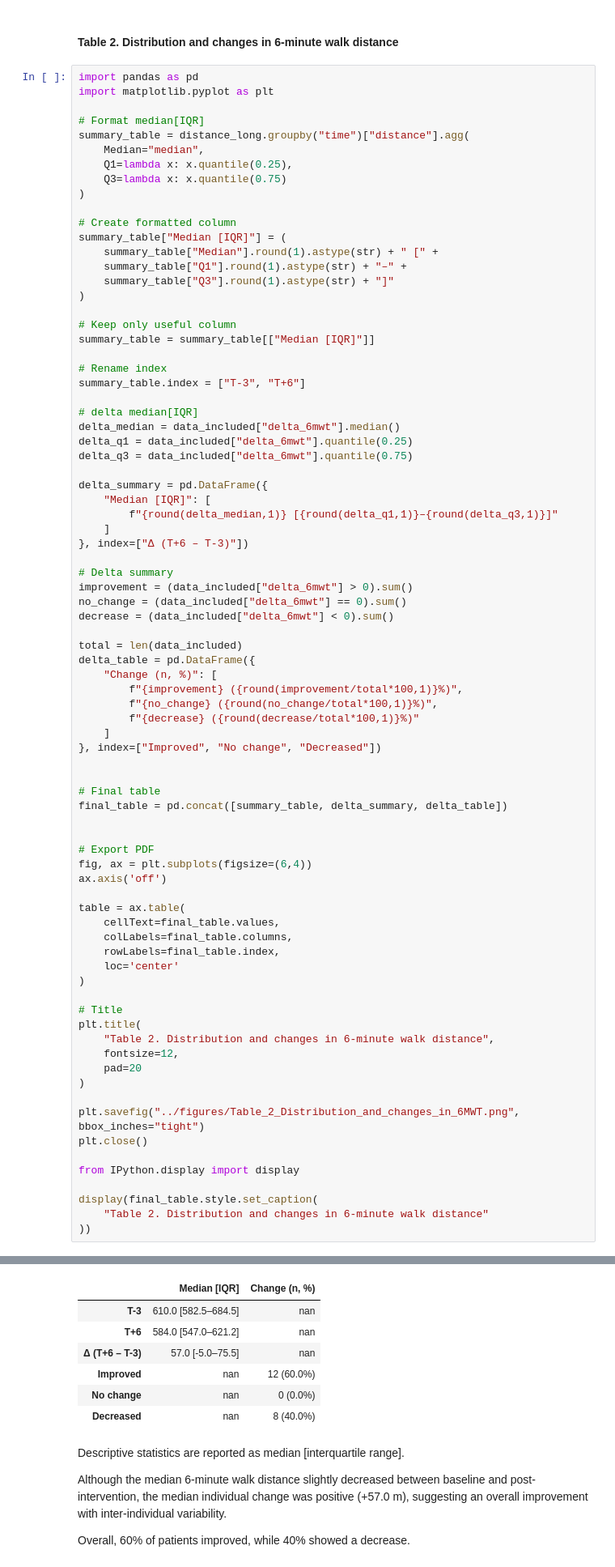
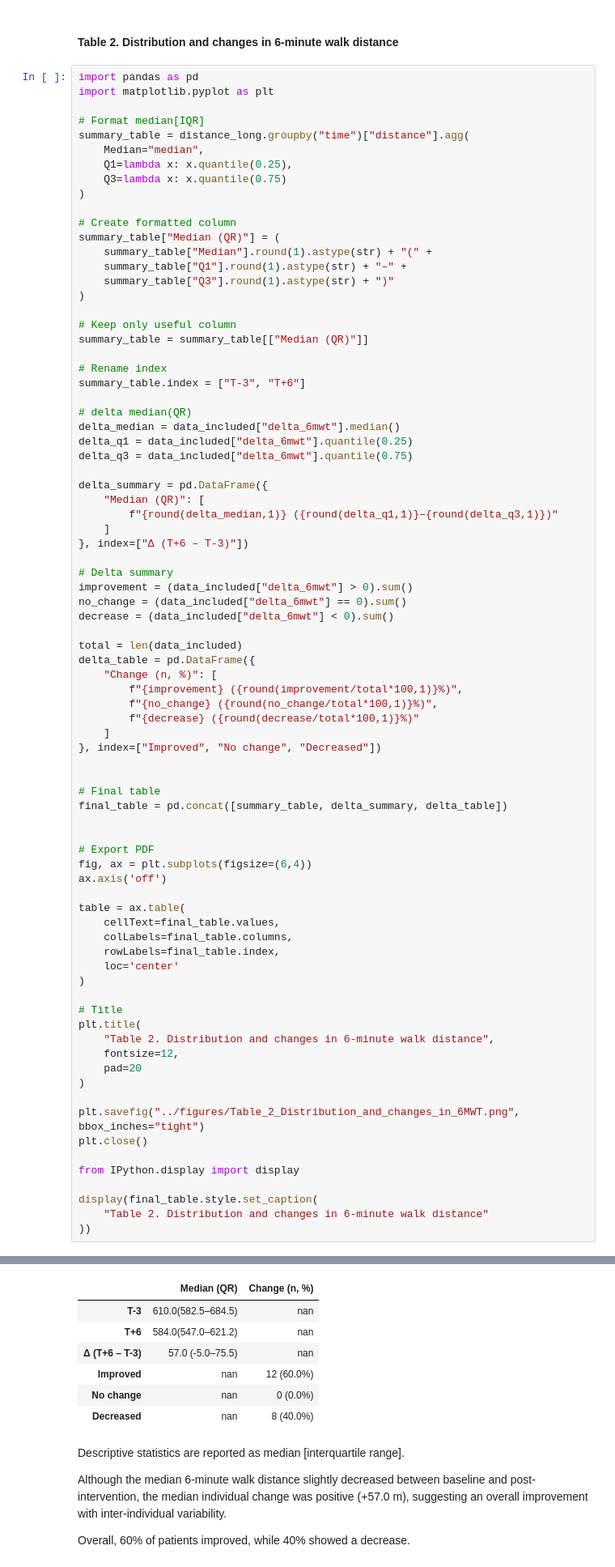
Before and after one commit to chloelaignel31-boop/Laignel.Chloe, a Jupyter notebook: notebook/exploratory_analysis.ipynb, the cells around one changed output, grey strips where cells are left out. Shown at 81% size. Cells and saved outputs as stored; diff of their text form.

```diff
--- a/notebook/exploratory_analysis.ipynb
+++ b/notebook/exploratory_analysis.ipynb
@@ -372,26 +372,26 @@ summary_table = distance_long.groupby("time")["distance"].agg(
 )
 
 # Create formatted column
-summary_table["Median [IQR]"] = (
-    summary_table["Median"].round(1).astype(str) + " [" +
+summary_table["Median (QR)"] = (
+    summary_table["Median"].round(1).astype(str) + "(" +
     summary_table["Q1"].round(1).astype(str) + "–" +
-    summary_table["Q3"].round(1).astype(str) + "]"
+    summary_table["Q3"].round(1).astype(str) + ")"
 )
 
 # Keep only useful column
-summary_table = summary_table[["Median [IQR]"]]
+summary_table = summary_table[["Median (QR)"]]
 
 # Rename index
 summary_table.index = ["T-3", "T+6"]
 
-# delta median[IQR]
+# delta median(QR)
 delta_median = data_included["delta_6mwt"].median()
 delta_q1 = data_included["delta_6mwt"].quantile(0.25)
 delta_q3 = data_included["delta_6mwt"].quantile(0.75)
 
 delta_summary = pd.DataFrame({
-    "Median [IQR]": [
-        f"{round(delta_median,1)} [{round(delta_q1,1)}–{round(delta_q3,1)}]"
+    "Median (QR)": [
+        f"{round(delta_median,1)} ({round(delta_q1,1)}–{round(delta_q3,1)})"
     ]
 }, index=["Δ (T+6 – T-3)"])
 
@@ -415,37 +415,37 @@ final_table = pd.concat([summary_table, delta_summary, delta_table])
 
 
 # Export PDF
 fig, ax = plt.subplots(figsize=(6,4))
 ax.axis('off')
 
 table = ax.table(
     cellText=final_table.values,
     colLabels=final_table.columns,
     rowLabels=final_table.index,
     loc='center'
 )
 
 # Title
 plt.title(
     "Table 2. Distribution and changes in 6-minute walk distance",
     fontsize=12,
     pad=20
 )
 
 plt.savefig("../figures/Table_2_Distribution_and_changes_in_6MWT.png", bbox_inches="tight")
 plt.close()
 
 from IPython.display import display
 
 display(final_table.style.set_caption(
     "Table 2. Distribution and changes in 6-minute walk distance"
 ))
 # %% [output]
 Table 2. Distribution and changes in 6-minute walk distance
-|  | Median [IQR] | Change (n, %) |
-| T-3 | 610.0 [582.5–684.5] | nan |
-| T+6 | 584.0 [547.0–621.2] | nan |
-| Δ (T+6 – T-3) | 57.0 [-5.0–75.5] | nan |
+|  | Median (QR) | Change (n, %) |
+| T-3 | 610.0(582.5–684.5) | nan |
+| T+6 | 584.0(547.0–621.2) | nan |
+| Δ (T+6 – T-3) | 57.0 (-5.0–75.5) | nan |
 | Improved | nan | 12 (60.0%) |
 | No change | nan | 0 (0.0%) |
 | Decreased | nan | 8 (40.0%) |
```
Also changed, not shown: parts of 1 cell of this notebook, 1 other file.
